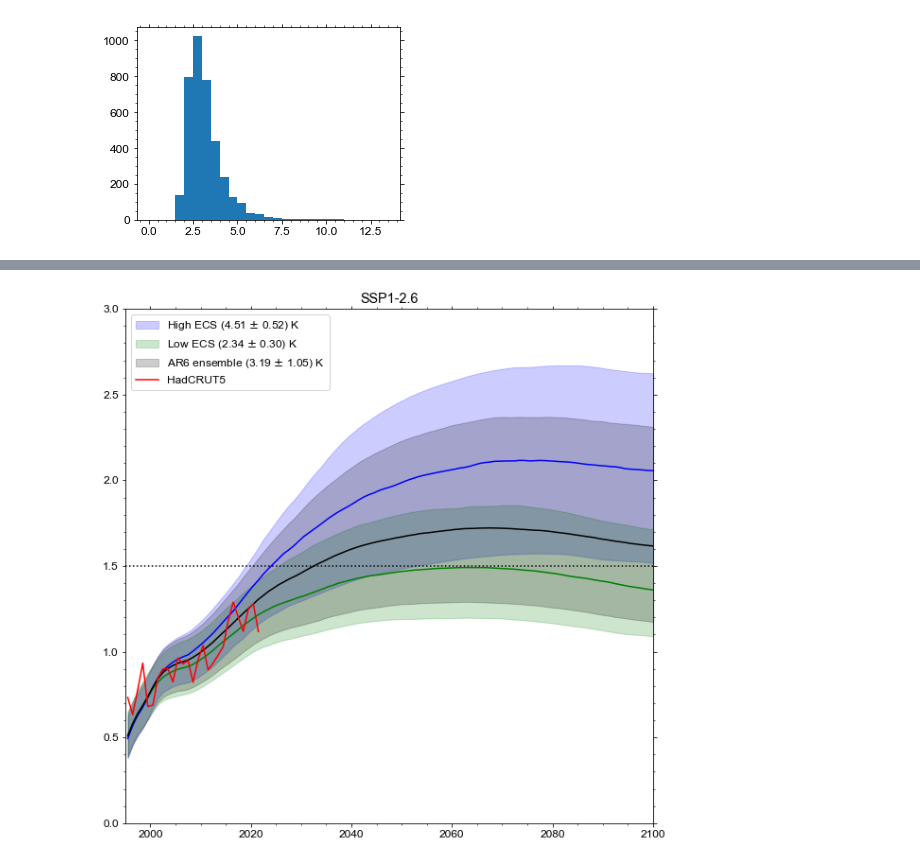
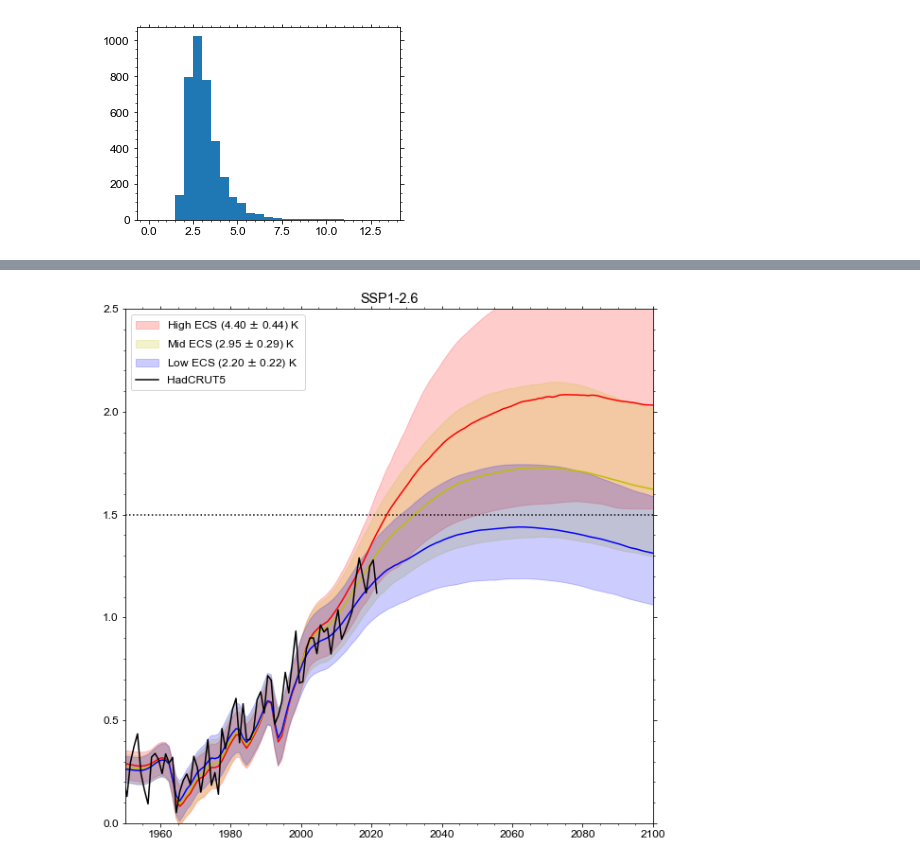
Before and after one commit to chrisroadmap/ar6-aerosol-uncertainty, a Jupyter notebook: notebooks/200_results-analysis.ipynb, the cells around one changed output, grey strips where cells are left out. Cells and saved outputs as stored; diff of their text form; code cells hidden in the pictures.

```diff
--- a/notebooks/200_results-analysis.ipynb
+++ b/notebooks/200_results-analysis.ipynb
@@ -95,8 +95,8 @@ array([-1.57341, -0.73586])
 # %%
-accept_prob = st.uniform.rvs(loc=0, scale=1, size=n_ens, random_state=79)
+accept_prob = st.uniform.rvs(loc=0, scale=1, size=n_ens, random_state=7324789)
 aer_strong = np.zeros(n_ens, dtype=bool)
 for i in range(n_ens):
-    likelihood = st.norm.pdf(df_in['ERFaer'].loc[2005.5:2014.5,str(i)].mean(axis=0), loc=-1.58, scale=0.10)/st.norm.pdf(-1.58, loc=-1.58, scale=0.10)
+    likelihood = st.norm.pdf(df_in['ERFaer'].loc[2005.5:2014.5,str(i)].mean(axis=0), loc=-1.53, scale=0.10)/st.norm.pdf(-1.53, loc=-1.53, scale=0.10)
     if likelihood>=accept_prob[i]:
         aer_strong[i] = True
     #print(likelihood)
@@ -211,10 +263,10 @@ print(np.percentile(ecs, (5, 10, 16, 20, 50, 80, 84, 90, 95)))
  3.9547568  4.41953287 5.12734391]
 [figure]
 # %%
-accept_prob = st.uniform.rvs(loc=0, scale=1, size=n_ens, random_state=81)
+accept_prob = st.uniform.rvs(loc=0, scale=1, size=n_ens, random_state=31445701)
 high_ecs = np.zeros(n_ens, dtype=bool)
 for i in range(n_ens):
-    likelihood = st.norm.pdf(ecs[i], loc=4.8, scale=0.5)/st.norm.pdf(4.8, loc=4.8, scale=0.5)
+    likelihood = st.norm.pdf(ecs[i], loc=4.6, scale=0.45)/st.norm.pdf(4.6, loc=4.6, scale=0.45)
     if likelihood>=accept_prob[i]:
         high_ecs[i] = True
     #print(likelihood)
@@ -237,8 +289,8 @@ pl.hist(ecs[high_ecs])
 # %%
-accept_prob = st.uniform.rvs(loc=0, scale=1, size=n_ens, random_state=82)
+accept_prob = st.uniform.rvs(loc=0, scale=1, size=n_ens, random_state=43245452)
 low_ecs = np.zeros(n_ens, dtype=bool)
 for i in range(n_ens):
-    likelihood = st.norm.pdf(ecs[i], loc=1.9, scale=0.5)/st.norm.pdf(1.9, loc=1.9, scale=0.5)
+    likelihood = st.norm.pdf(ecs[i], loc=1.98, scale=0.3)/st.norm.pdf(1.98, loc=1.98, scale=0.3)
     if likelihood>=accept_prob[i]:
         low_ecs[i] = True
     #print(likelihood)
@@ -260,0 +313,9 @@ pl.hist(ecs[low_ecs])
+# %%
+accept_prob = st.uniform.rvs(loc=0, scale=1, size=n_ens, random_state=424326843)
+mid_ecs = np.zeros(n_ens, dtype=bool)
+for i in range(n_ens):
+    likelihood = st.norm.pdf(ecs[i], loc=3, scale=0.31)/st.norm.pdf(3, loc=3, scale=0.31)
+    if likelihood>=accept_prob[i]:
+        mid_ecs[i] = True
+    #print(likelihood)
+np.sum(mid_ecs)
@@ -261,19 +337,21 @@ pl.hist(ecs[low_ecs])
 # %%
 fig,ax=pl.subplots(figsize=(10,10))
 
-ax.plot(np.arange(1995.5,2101), np.median(df_in['temperature'].loc[:,high_ecs], axis=1), color='b')
-ax.fill_between(np.arange(1995.5,2101), np.percentile(df_in['temperature'].loc[:,high_ecs], 5, axis=1), np.percentile(df_in['temperature'].loc[:,high_ecs], 95, axis=1), color="b", alpha=0.2, label='High ECS (%.2f $\pm$ %.2f) K' % (ecs[high_ecs].mean(), ecs[high_ecs].std()))
-ax.plot(np.arange(1995.5,2101), np.median(df_in['temperature'].loc[:,low_ecs], axis=1), color='g')
-ax.fill_between(np.arange(1995.5,2101), np.percentile(df_in['temperature'].loc[:,low_ecs], 5, axis=1), np.percentile(df_in['temperature'].loc[:,low_ecs], 95, axis=1), color="g", alpha=0.2, label='Low ECS (%.2f $\pm$ %.2f) K' % (ecs[low_ecs].mean(), ecs[low_ecs].std()))
-ax.plot(np.arange(1995.5,2101), np.median(df_in['temperature'], axis=1), color='k')
-ax.fill_between(np.arange(1995.5,2101), np.percentile(df_in['temperature'], 5, axis=1), np.percentile(df_in['temperature'], 95, axis=1), label='AR6 ensemble (%.2f $\pm$ %.2f) K' % (ecs.mean(), ecs.std()), color="k", alpha=0.2)
-ax.plot(np.arange(1995.5,2022), hadcrut5_df.loc[145:171,'Anomaly (deg C)']-hadcrut5_df.loc[0:50,'Anomaly (deg C)'].mean(), color='r', label='HadCRUT5')
-ax.set_xlim(1995,2100)
-ax.set_ylim(0,3)
+ax.plot(np.arange(1750.5,2101), np.median(df_in['temperature'].loc[:,high_ecs], axis=1), color='r')
+ax.fill_between(np.arange(1750.5,2101), np.percentile(df_in['temperature'].loc[:,high_ecs], 5, axis=1), np.percentile(df_in['temperature'].loc[:,high_ecs], 95, axis=1), color="r", alpha=0.2, label='High ECS (%.2f $\pm$ %.2f) K' % (ecs[high_ecs].mean(), ecs[high_ecs].std()))
+ax.plot(np.arange(1750.5,2101), np.median(df_in['temperature'].loc[:,mid_ecs], axis=1), color='y')
+ax.fill_between(np.arange(1750.5,2101), np.percentile(df_in['temperature'].loc[:,mid_ecs], 5, axis=1), np.percentile(df_in['temperature'].loc[:,mid_ecs], 95, axis=1), color="y", alpha=0.2, label='Mid ECS (%.2f $\pm$ %.2f) K' % (ecs[mid_ecs].mean(), ecs[mid_ecs].std()))
+ax.plot(np.arange(1750.5,2101), np.median(df_in['temperature'].loc[:,low_ecs], axis=1), color='b')
+ax.fill_between(np.arange(1750.5,2101), np.percentile(df_in['temperature'].loc[:,low_ecs], 5, axis=1), np.percentile(df_in['temperature'].loc[:,low_ecs], 95, axis=1), color="b", alpha=0.2, label='Low ECS (%.2f $\pm$ %.2f) K' % (ecs[low_ecs].mean(), ecs[low_ecs].std()))
+# ax.plot(np.arange(1995.5,2101), np.median(df_in['temperature'], axis=1), color='k')
+# ax.fill_between(np.arange(1995.5,2101), np.percentile(df_in['temperature'], 5, axis=1), np.percentile(df_in['temperature'], 95, axis=1), label='AR6 ensemble (%.2f $\pm$ %.2f) K' % (ecs.mean(), ecs.std()), color="k", alpha=0.2)
+ax.plot(np.arange(1850.5,2022), hadcrut5_df.loc[:171,'Anomaly (deg C)']-hadcrut5_df.loc[0:50,'Anomaly (deg C)'].mean(), color='k', label='HadCRUT5')
+ax.set_xlim(1950,2100)
+ax.set_ylim(0, 2.5)
 ax.axhline(1.5, ls=':', color='k')
 ax.legend(loc='upper left')
 ax.set_title('SSP1-2.6')
 pl.savefig('../plots/ssp126_three_ecs_distributions.png')
 # %% [output]
-[figure, old version]
+[figure, new version]
 # %%
```
Also changed, not shown: parts of 33 cells of this notebook, 6 other files.
